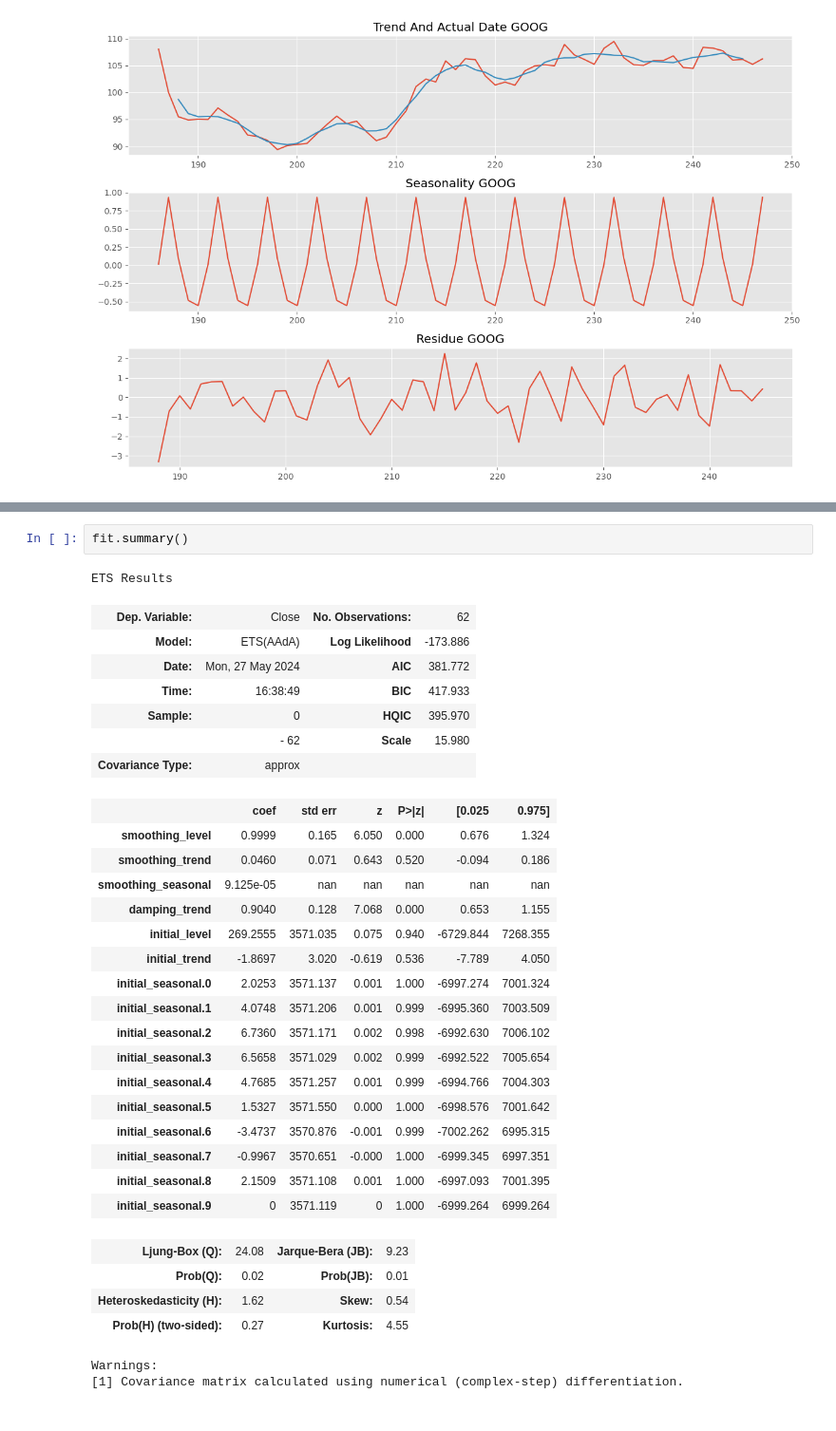
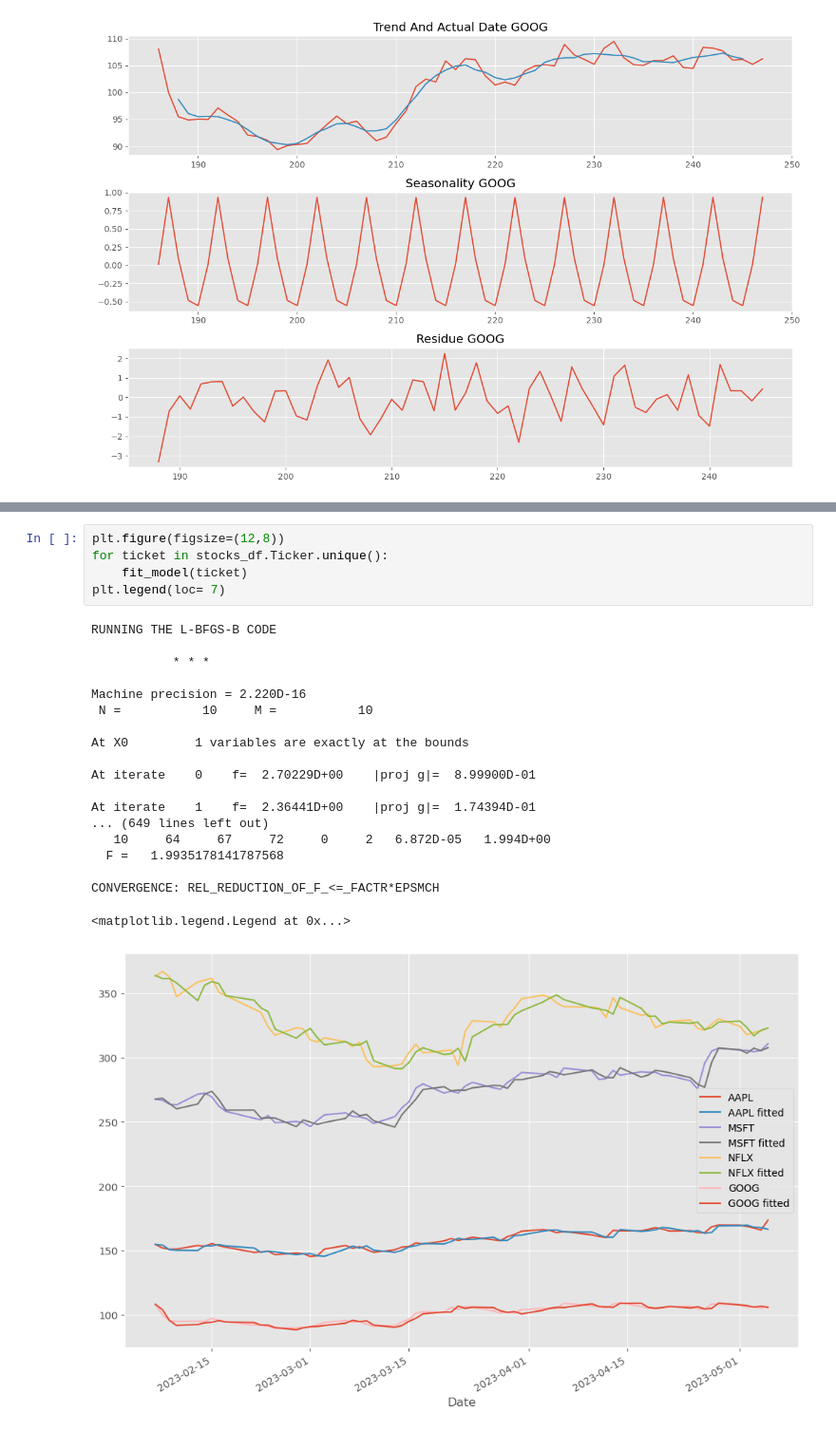
Before and after one commit to wp225/Data_Science_Practice, a Jupyter notebook: Time-Series /time_series_analysis.ipynb, the cells around one changed output, grey strips where cells are left out. Shown at 95% size. Saved outputs shown, nothing was run; the diff lists cells and outputs as text.

```diff
--- a/Time-Series /time_series_analysis.ipynb
+++ b/Time-Series /time_series_analysis.ipynb
@@ -146,37 +122,28 @@ CONVERGENCE: REL_REDUCTION_OF_F_<=_FACTR*EPSMCH
 # %%
-fit.summary()
+plt.figure(figsize=(12,8))
+for ticket in stocks_df.Ticker.unique():
+    fit_model(ticket)
+plt.legend(loc= 7)
 # %% [output]
-ETS Results
+RUNNING THE L-BFGS-B CODE
+
+           * * *
+
+Machine precision = 2.220D-16
+ N =           10     M =           10
+
+At X0         1 variables are exactly at the bounds
+
+At iterate    0    f=  2.70229D+00    |proj g|=  8.99900D-01
+
+At iterate    1    f=  2.36441D+00    |proj g|=  1.74394D-01
+... (649 lines left out)
+   10     64     67     72     0     2   6.872D-05   1.994D+00
+  F =   1.9935178141787568
+
+CONVERGENCE: REL_REDUCTION_OF_F_<=_FACTR*EPSMCH
-| Dep. Variable: | Close | No. Observations: | 62 |
-| Model: | ETS(AAdA) | Log Likelihood | -173.886 |
-| Date: | Mon, 27 May 2024 | AIC | 381.772 |
-| Time: | 16:38:49 | BIC | 417.933 |
-| Sample: | 0 | HQIC | 395.970 |
-|  | - 62 | Scale | 15.980 |
-| Covariance Type: | approx |  |  |
-|  | coef | std err | z | P>|z| | [0.025 | 0.975] |
-| smoothing_level | 0.9999 | 0.165 | 6.050 | 0.000 | 0.676 | 1.324 |
-| smoothing_trend | 0.0460 | 0.071 | 0.643 | 0.520 | -0.094 | 0.186 |
-| smoothing_seasonal | 9.125e-05 | nan | nan | nan | nan | nan |
-| damping_trend | 0.9040 | 0.128 | 7.068 | 0.000 | 0.653 | 1.155 |
-| initial_level | 269.2555 | 3571.035 | 0.075 | 0.940 | -6729.844 | 7268.355 |
-| initial_trend | -1.8697 | 3.020 | -0.619 | 0.536 | -7.789 | 4.050 |
-| initial_seasonal.0 | 2.0253 | 3571.137 | 0.001 | 1.000 | -6997.274 | 7001.324 |
-| initial_seasonal.1 | 4.0748 | 3571.206 | 0.001 | 0.999 | -6995.360 | 7003.509 |
-| initial_seasonal.2 | 6.7360 | 3571.171 | 0.002 | 0.998 | -6992.630 | 7006.102 |
-| initial_seasonal.3 | 6.5658 | 3571.029 | 0.002 | 0.999 | -6992.522 | 7005.654 |
-| initial_seasonal.4 | 4.7685 | 3571.257 | 0.001 | 0.999 | -6994.766 | 7004.303 |
-| initial_seasonal.5 | 1.5327 | 3571.550 | 0.000 | 1.000 | -6998.576 | 7001.642 |
-| initial_seasonal.6 | -3.4737 | 3570.876 | -0.001 | 0.999 | -7002.262 | 6995.315 |
-| initial_seasonal.7 | -0.9967 | 3570.651 | -0.000 | 1.000 | -6999.345 | 6997.351 |
-| initial_seasonal.8 | 2.1509 | 3571.108 | 0.001 | 1.000 | -6997.093 | 7001.395 |
-| initial_seasonal.9 | 0 | 3571.119 | 0 | 1.000 | -6999.264 | 6999.264 |
-| Ljung-Box (Q): | 24.08 | Jarque-Bera (JB): | 9.23 |
-| Prob(Q): | 0.02 | Prob(JB): | 0.01 |
-| Heteroskedasticity (H): | 1.62 | Skew: | 0.54 |
-| Prob(H) (two-sided): | 0.27 | Kurtosis: | 4.55 |
-Warnings:
-[1] Covariance matrix calculated using numerical (complex-step) differentiation.
+<matplotlib.legend.Legend at 0x...>
+[figure, added]
 # %%
 fit.predict()
 # %% [output]
```
Also changed, not shown: parts of 14 cells of this notebook, 5 other files.
